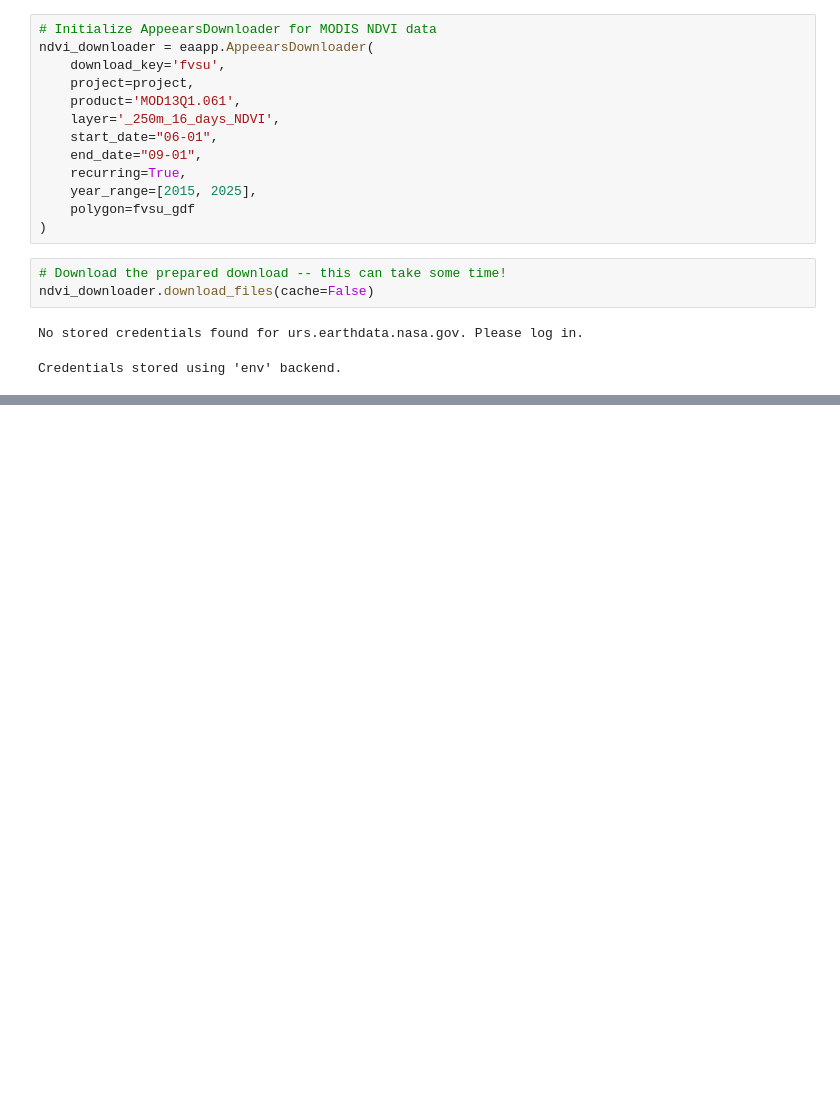
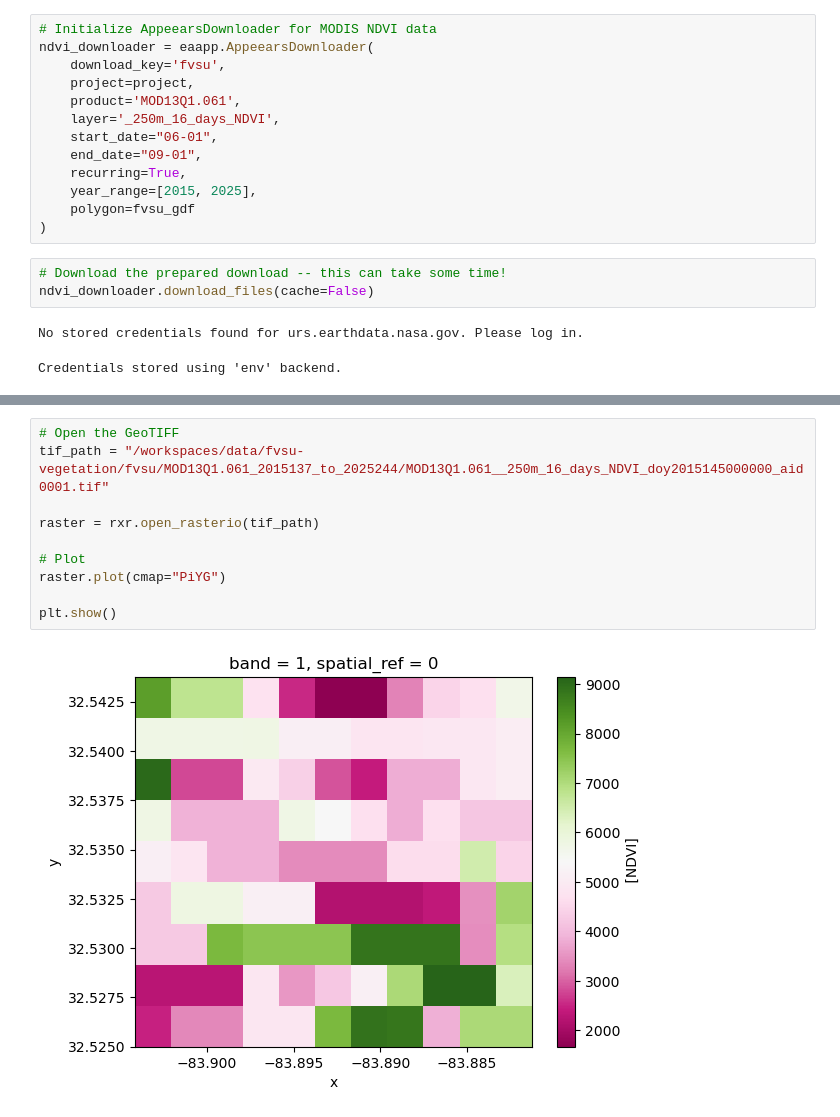
Before and after one commit to cu-esiil-edu/04-vegetation-nquarder, a Jupyter notebook: notebooks/more-veggie-demo.ipynb, the cells around one changed output, grey strips where cells are left out. Saved outputs shown, nothing was run; the diff lists cells and outputs as text; blank space fills up the shorter version.

Commit message:
fvsu ndvi map

```diff
--- a/notebooks/more-veggie-demo.ipynb
+++ b/notebooks/more-veggie-demo.ipynb
@@ -68,0 +76,12 @@ Credentials stored using 'env' backend.
+# %%
+# Open the GeoTIFF
+tif_path = "/workspaces/data/fvsu-vegetation/fvsu/MOD13Q1.061_2015137_to_2025244/MOD13Q1.061__250m_16_days_NDVI_doy2015145000000_aid0001.tif"
+
+raster = rxr.open_rasterio(tif_path)
+
+# Plot
+raster.plot(cmap="PiYG")
+
+plt.show()
+# %% [output]
+[figure, added]
```
Also changed, not shown: parts of 4 cells of this notebook.
